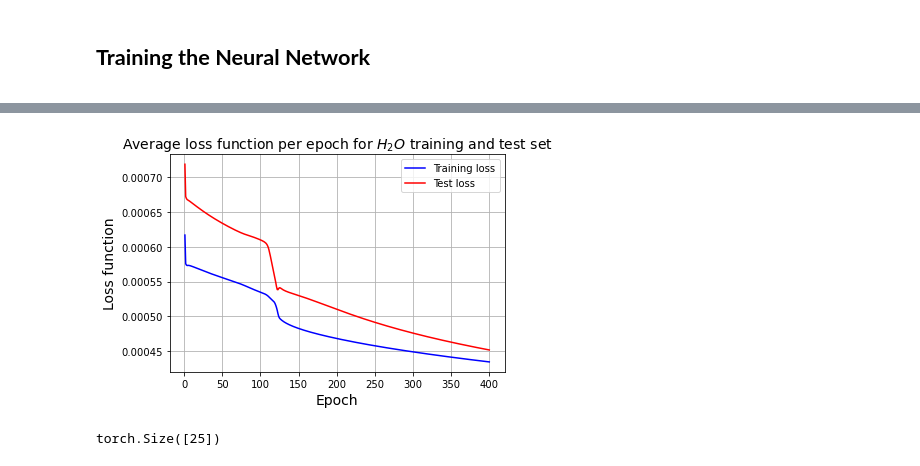
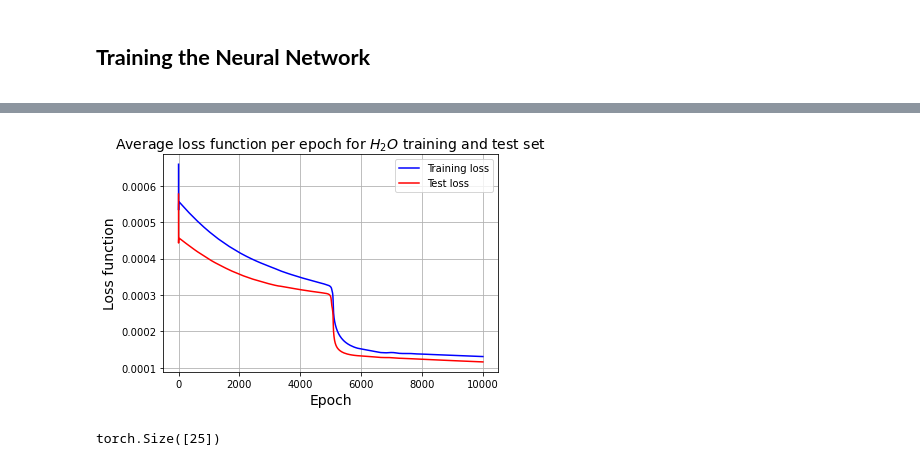
Before and after one commit to KKaroni/Symmetry-in-Machine-learned-Molecular-Force-Fields, a Jupyter notebook: BPNN.ipynb, the cells around one changed output, grey strips where cells are left out. Drawn from its saved outputs; the diff is of its cells as text; code cells hidden in the pictures.

```diff
--- a/BPNN.ipynb
+++ b/BPNN.ipynb
@@ -607,10 +607,10 @@ net = BPNN()
 # %%
 
 criterion = nn.MSELoss()
-optimizer = optim.Adam(net.parameters(), lr=0.0001)
+optimizer = optim.Adam(net.parameters(), lr=0.0001) #0.005)
 #torch.optim.LBFGS(net.parameters(), lr=0.001, max_iter=20, max_eval=None, tolerance_grad=1e-07, tolerance_change=1e-09, line_search_fn=None)
 #optimizer = optim.SGD(net.parameters(), lr=0.001, momentum=0.1)
-nepochs = 1000
+nepochs = 10000
 
 train_loss = np.zeros(nepochs)
 test_loss = np.zeros(nepochs)
@@ -670,8 +670,7 @@ for epoch in range(nepochs):          # loop over the dataset multiple times
             for k in range(np.shape(test_set)[0]):
                    net_test_set[k] = net(test_set[k][0],test_set[k][1],test_set[k][2])
             epoch_test_loss += criterion(net_test_set, test_labels).item() # sum test mean batch losses throughout epoch
-
-        if i % 10 == 9:    # print average loss every 10 mini-batches
+        if i % 10 == 2:    # print average loss every 10 mini-batches
             print('[%d, %5d] loss: %.5f' %
                   (epoch + 1, i + 1, running_loss/10))
             running_loss = 0.0
@@ -709,22 +707,22 @@ KeyboardInterrupt:
 # %%
 x = np.arange(1,nepochs+1)
 # plt.plot(x[200:600],train_loss[200:600],'blue',label = 'Training loss')
 # plt.plot(x[200:600],test_loss[200:600],'red',label = 'Test loss')
 
-plt.plot(x[:400],train_loss[:400],'blue',label = 'Training loss')
-plt.plot(x[:400],test_loss[:400],'red',label = 'Test loss')
+plt.plot(x,train_loss,'blue',label = 'Training loss')
+plt.plot(x,test_loss,'red',label = 'Test loss')
 
 
 plt.ticklabel_format(useOffset=False, style='plain')
 plt.xlabel('Epoch',fontsize=14)
 plt.ylabel('Loss function',fontsize=14)
 plt.title('Average loss function per epoch for $H_2O$ training and test set',fontsize=14)
 plt.grid()
 plt.legend()
 plt.savefig('loss_graph_H2O',bbox_inches='tight')
 plt.show()
 # %% [output]
-[figure, old version]
+[figure, new version]
 # %%
 print(np.shape(outputs))
 # %% [output]
```
Also changed, not shown: parts of 18 cells of this notebook.
